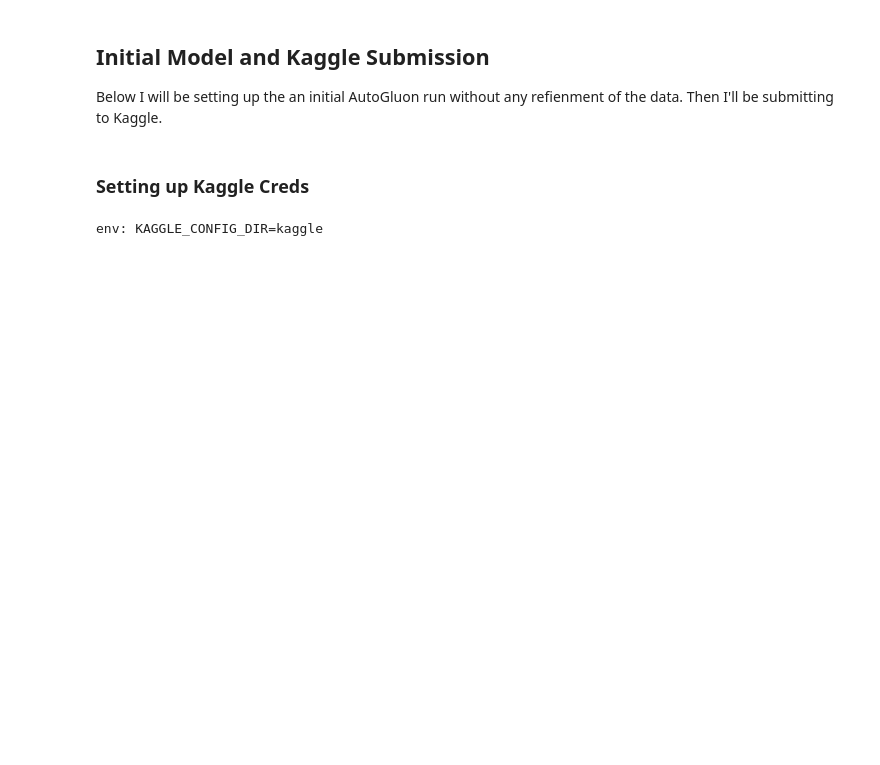
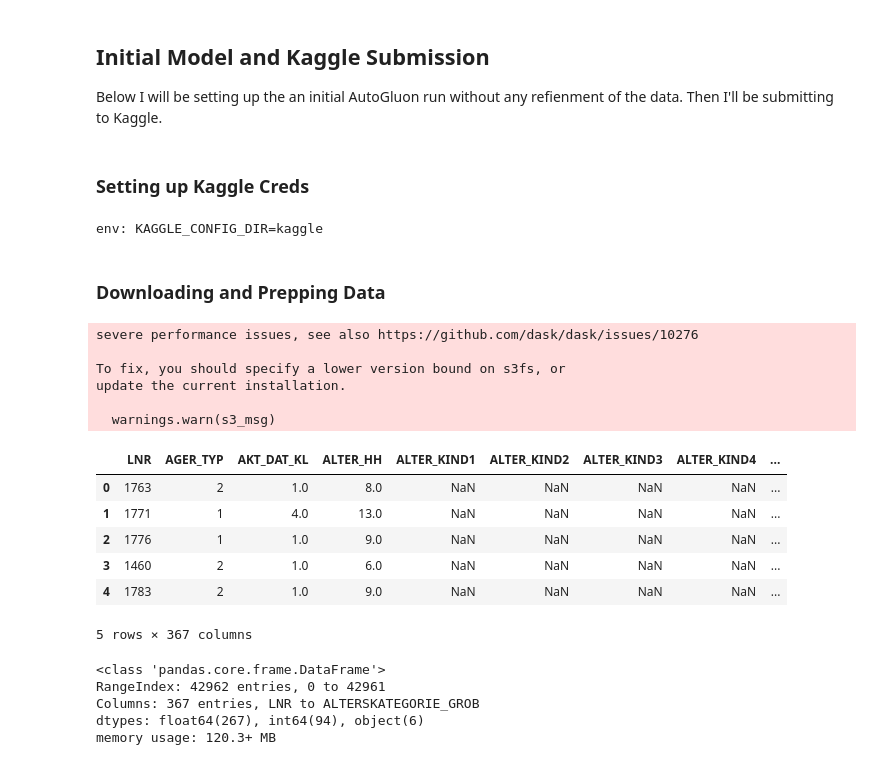
Before and after one commit to djarrin/arvato-ml-captstone, a Jupyter notebook: project_workbook.ipynb, the cells around one changed output. Drawn from its saved outputs; the diff is of its cells as text; code cells hidden in the pictures; blank space fills up the shorter version.

```diff
--- a/project_workbook.ipynb
+++ b/project_workbook.ipynb
@@ -74,3 +76,32 @@ kaggle_key = CONFIG['KAGGLE_KEY']
 # Save API token the kaggle.json file
 with open("kaggle/kaggle.json", "w") as f:
     f.write(json.dumps({"username": kaggle_username, "key": kaggle_key}))
+# %% [markdown]
+### Downloading and Prepping Data
+# %%
+train_data = pd.read_csv(f'{s3_data_path}/train.csv')
+# %% [output]
+severe performance issues, see also https://github.com/dask/dask/issues/10276
+
+To fix, you should specify a lower version bound on s3fs, or
+update the current installation.
+
+  warnings.warn(s3_msg)
+# %%
+train_data.head()
+# %% [output]
+|  | LNR | AGER_TYP | AKT_DAT_KL | ALTER_HH | ALTER_KIND1 | ALTER_KIND2 | ALTER_KIND3 | ALTER_KIND4 | ... |
+| 0 | 1763 | 2 | 1.0 | 8.0 | NaN | NaN | NaN | NaN | ... |
+| 1 | 1771 | 1 | 4.0 | 13.0 | NaN | NaN | NaN | NaN | ... |
+| 2 | 1776 | 1 | 1.0 | 9.0 | NaN | NaN | NaN | NaN | ... |
+| 3 | 1460 | 2 | 1.0 | 6.0 | NaN | NaN | NaN | NaN | ... |
+| 4 | 1783 | 2 | 1.0 | 9.0 | NaN | NaN | NaN | NaN | ... |
+5 rows × 367 columns
+# %%
+train_data.info()
+# %% [output]
+<class 'pandas.core.frame.DataFrame'>
+RangeIndex: 42962 entries, 0 to 42961
+Columns: 367 entries, LNR to ALTERSKATEGORIE_GROB
+dtypes: float64(267), int64(94), object(6)
+memory usage: 120.3+ MB
```
Also changed, not shown: parts of 19 cells of this notebook.
